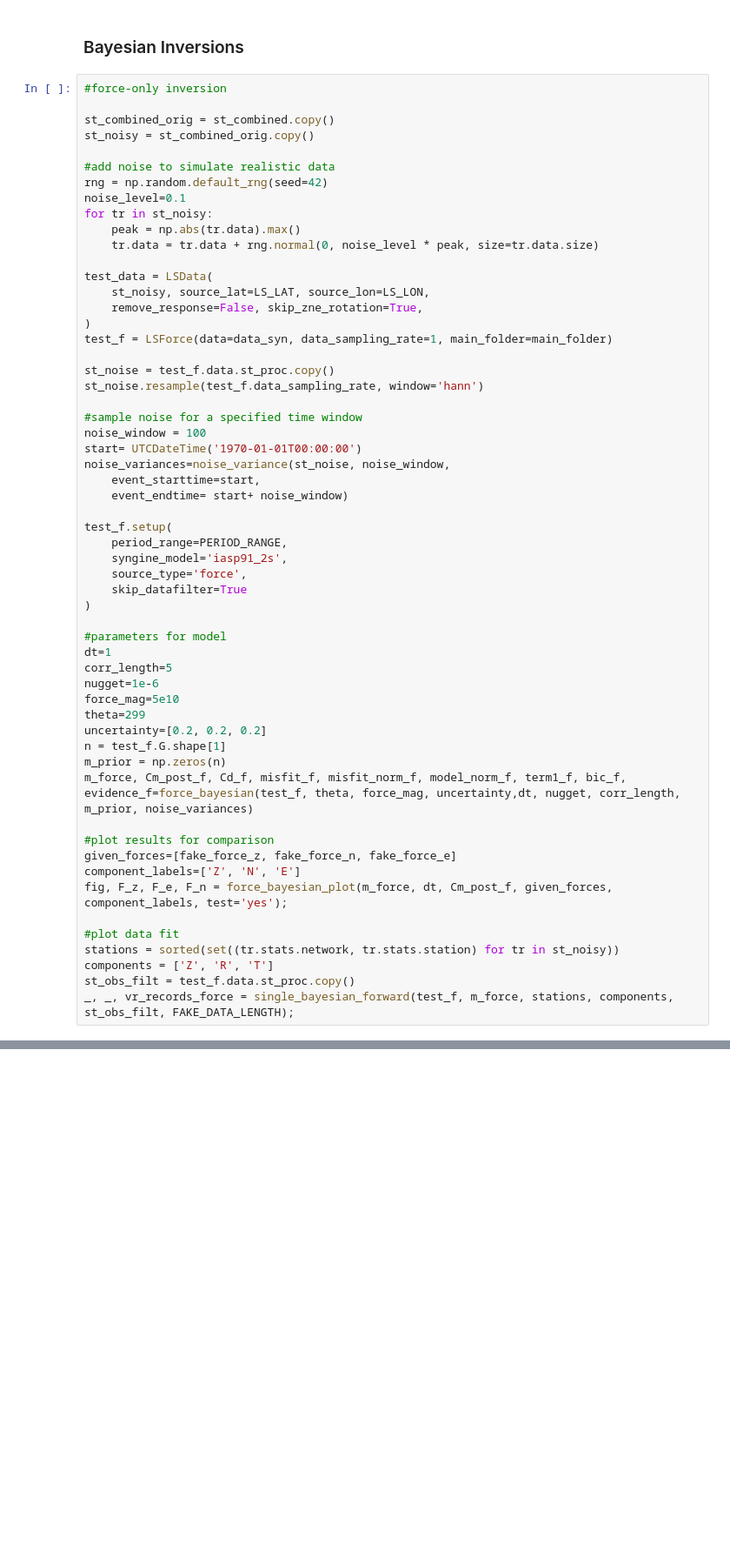
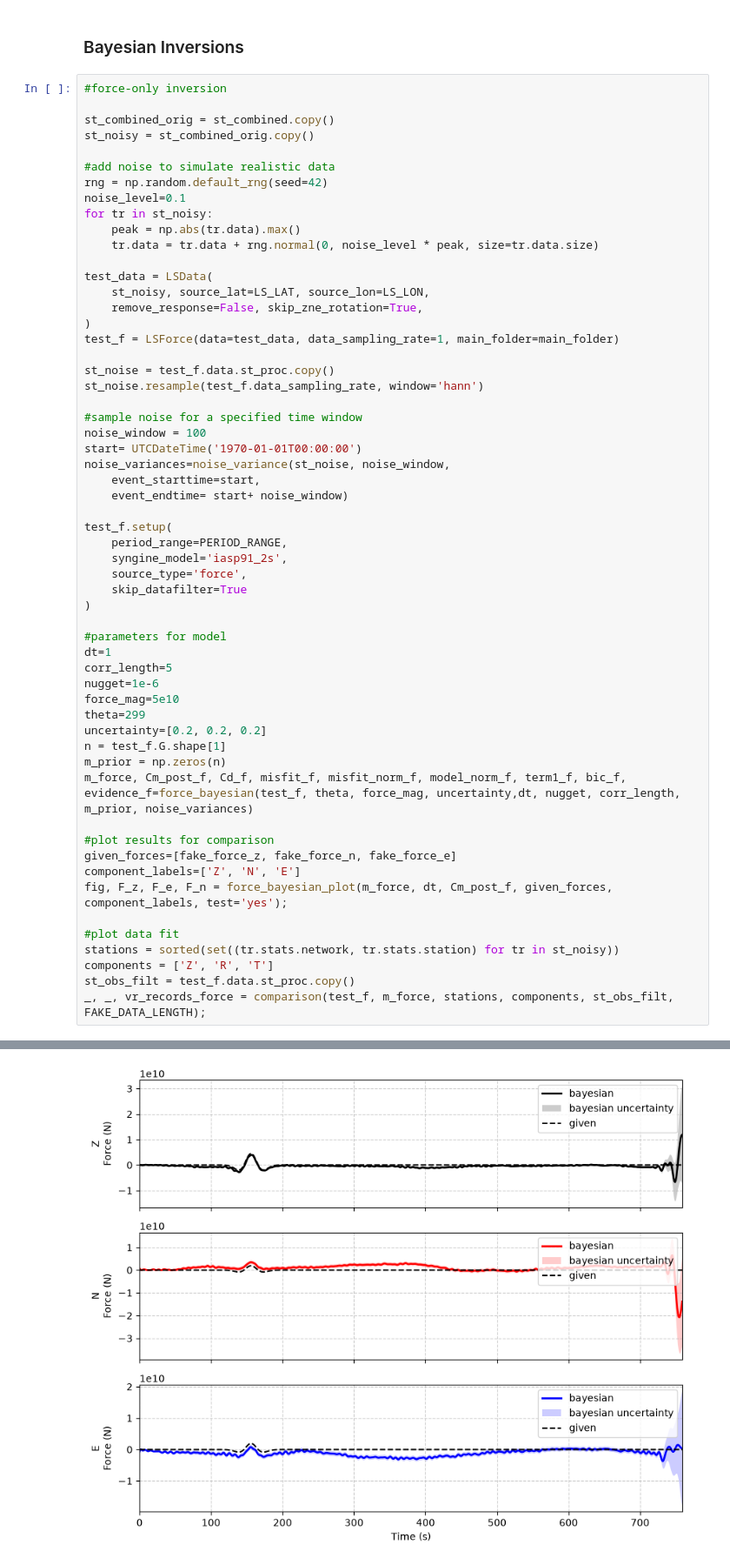
Before and after one commit to nia-marwaha/force_moment_inversion, a Jupyter notebook: synthetic_example.ipynb, the cells around one changed output, grey strips where cells are left out. Shown at 87% size. Saved outputs shown, nothing was run; the diff lists cells and outputs as text; blank space fills up the shorter version.

```diff
--- a/synthetic_example.ipynb
+++ b/synthetic_example.ipynb
@@ -186,7 +187,7 @@ test_data = LSData(
     st_noisy, source_lat=LS_LAT, source_lon=LS_LON,
     remove_response=False, skip_zne_rotation=True,
 )
-test_f = LSForce(data=data_syn, data_sampling_rate=1, main_folder=main_folder)
+test_f = LSForce(data=test_data, data_sampling_rate=1, main_folder=main_folder)
 
 st_noise = test_f.data.st_proc.copy()
 st_noise.resample(test_f.data_sampling_rate, window='hann')
@@ -225,6 +226,6 @@ fig, F_z, F_e, F_n = force_bayesian_plot(m_force, dt, Cm_post_f, given_forces, c
 stations = sorted(set((tr.stats.network, tr.stats.station) for tr in st_noisy))
 components = ['Z', 'R', 'T']
 st_obs_filt = test_f.data.st_proc.copy()
-_, _, vr_records_force = single_bayesian_forward(test_f, m_force, stations, components, st_obs_filt, FAKE_DATA_LENGTH);
+_, _, vr_records_force = comparison(test_f, m_force, stations, components, st_obs_filt, FAKE_DATA_LENGTH);
 # %% [output]
 Getting Green's functions...
@@ -234,0 +239 @@ Log Evidence: 43466.820583241126
+[figure, added]
```
Also changed, not shown: parts of 8 cells of this notebook, 1 other file.
